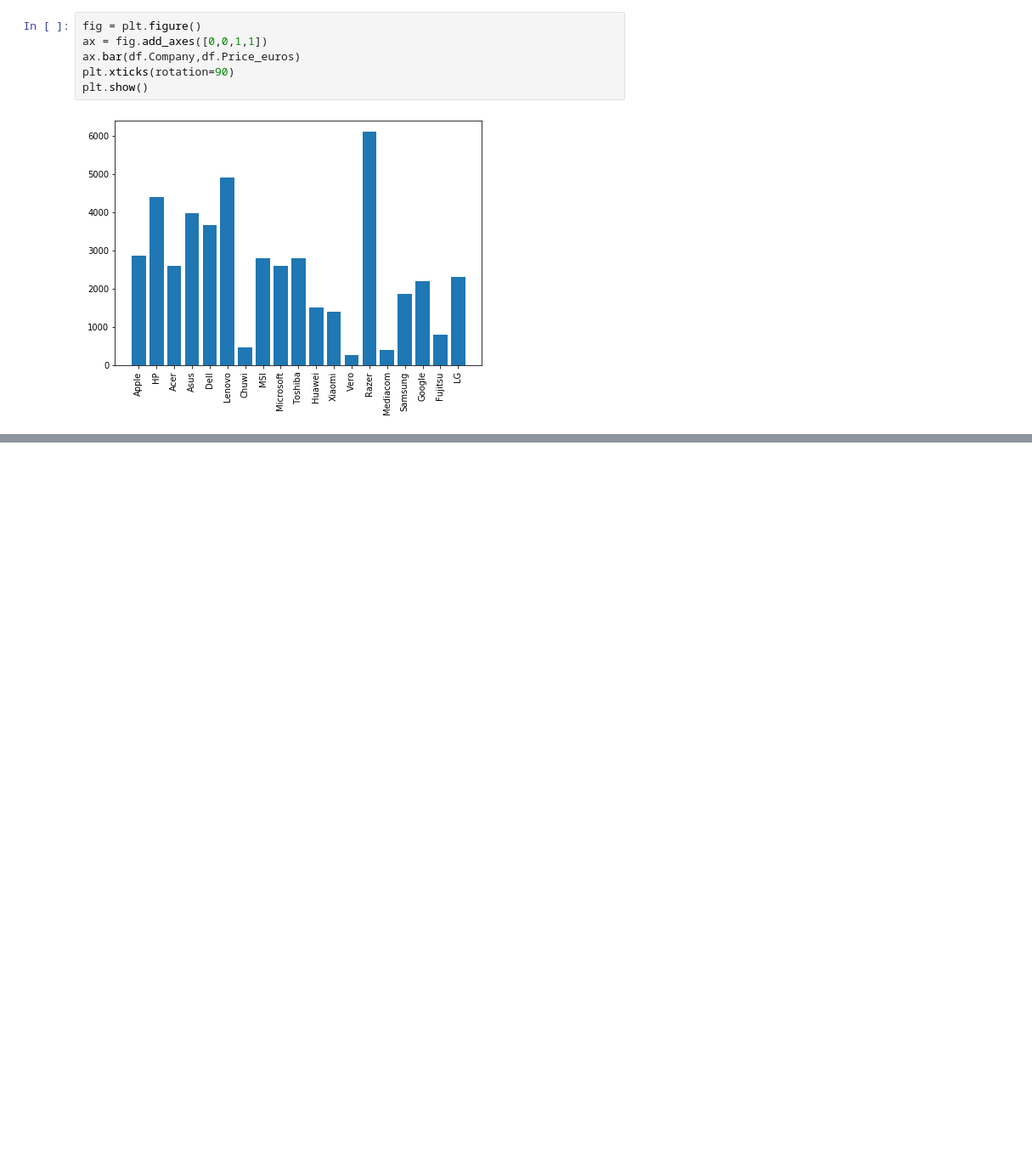
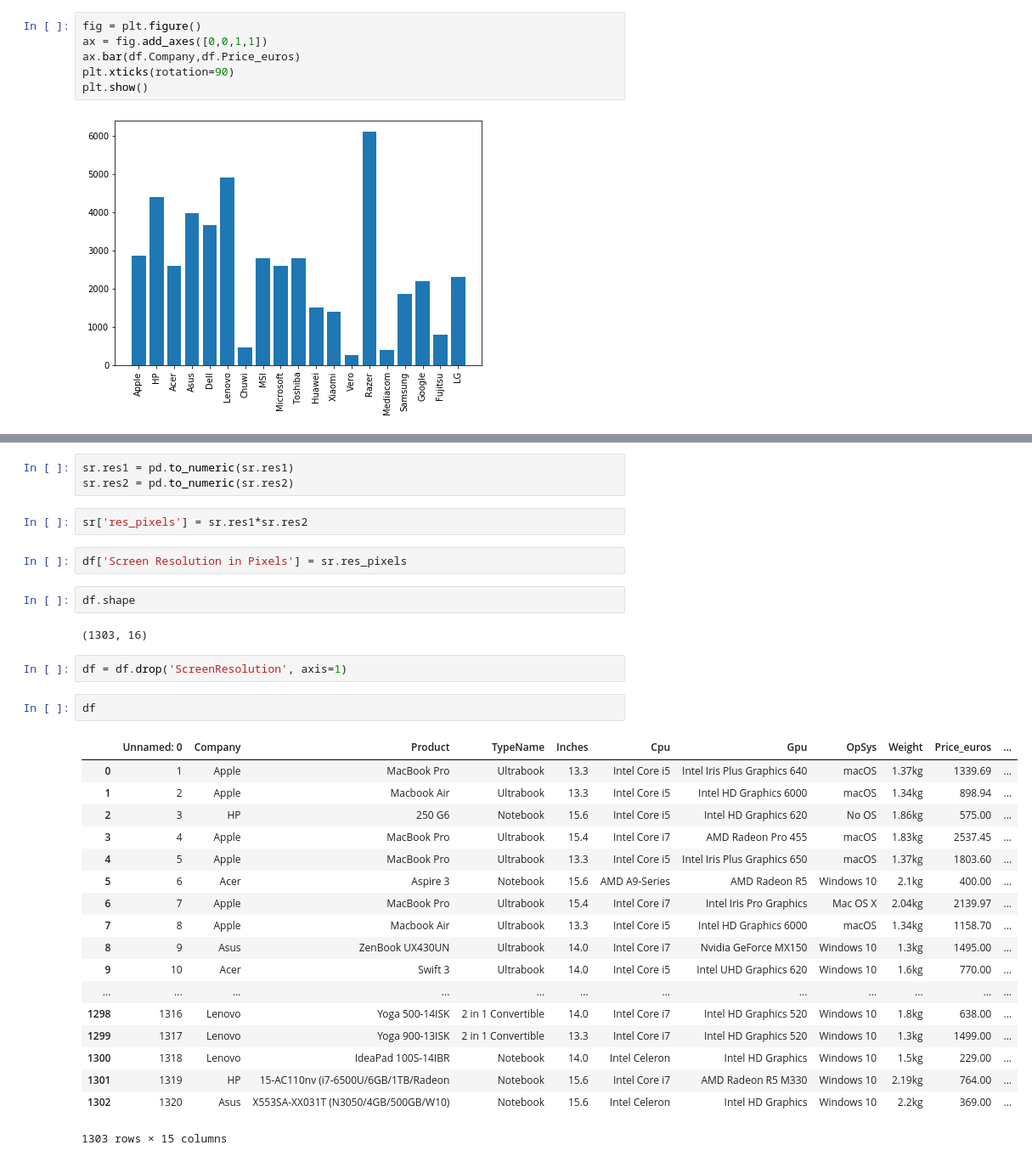
Before and after one commit to aibhishek/IFBD, a Jupyter notebook: IFBD.ipynb, the cells around one changed output, grey strips where cells are left out. Shown at 85% size. Saved outputs shown, nothing was run; the diff lists cells and outputs as text; blank space fills up the shorter version.

```diff
--- a/IFBD.ipynb
+++ b/IFBD.ipynb
@@ -105,0 +147,34 @@ plt.show()
+# %%
+sr.res1 = pd.to_numeric(sr.res1)
+sr.res2 = pd.to_numeric(sr.res2)
+# %%
+sr['res_pixels'] = sr.res1*sr.res2
+# %%
+df['Screen Resolution in Pixels'] = sr.res_pixels
+# %%
+df.shape
+# %% [output]
+(1303, 16)
+# %%
+df = df.drop('ScreenResolution', axis=1)
+# %%
+df
+# %% [output]
+|  | Unnamed: 0 | Company | Product | TypeName | Inches | Cpu | Gpu | OpSys | Weight | Price_euros | ... |
+| 0 | 1 | Apple | MacBook Pro | Ultrabook | 13.3 | Intel Core i5 | Intel Iris Plus Graphics 640 | macOS | 1.37kg | 1339.69 | ... |
+| 1 | 2 | Apple | Macbook Air | Ultrabook | 13.3 | Intel Core i5 | Intel HD Graphics 6000 | macOS | 1.34kg | 898.94 | ... |
+| 2 | 3 | HP | 250 G6 | Notebook | 15.6 | Intel Core i5 | Intel HD Graphics 620 | No OS | 1.86kg | 575.00 | ... |
+| 3 | 4 | Apple | MacBook Pro | Ultrabook | 15.4 | Intel Core i7 | AMD Radeon Pro 455 | macOS | 1.83kg | 2537.45 | ... |
+| 4 | 5 | Apple | MacBook Pro | Ultrabook | 13.3 | Intel Core i5 | Intel Iris Plus Graphics 650 | macOS | 1.37kg | 1803.60 | ... |
+| 5 | 6 | Acer | Aspire 3 | Notebook | 15.6 | AMD A9-Series | AMD Radeon R5 | Windows 10 | 2.1kg | 400.00 | ... |
+| 6 | 7 | Apple | MacBook Pro | Ultrabook | 15.4 | Intel Core i7 | Intel Iris Pro Graphics | Mac OS X | 2.04kg | 2139.97 | ... |
+| 7 | 8 | Apple | Macbook Air | Ultrabook | 13.3 | Intel Core i5 | Intel HD Graphics 6000 | macOS | 1.34kg | 1158.70 | ... |
+| 8 | 9 | Asus | ZenBook UX430UN | Ultrabook | 14.0 | Intel Core i7 | Nvidia GeForce MX150 | Windows 10 | 1.3kg | 1495.00 | ... |
+| 9 | 10 | Acer | Swift 3 | Ultrabook | 14.0 | Intel Core i5 | Intel UHD Graphics 620 | Windows 10 | 1.6kg | 770.00 | ... |
+| ... | ... | ... | ... | ... | ... | ... | ... | ... | ... | ... | ... |
+| 1298 | 1316 | Lenovo | Yoga 500-14ISK | 2 in 1 Convertible | 14.0 | Intel Core i7 | Intel HD Graphics 520 | Windows 10 | 1.8kg | 638.00 | ... |
+| 1299 | 1317 | Lenovo | Yoga 900-13ISK | 2 in 1 Convertible | 13.3 | Intel Core i7 | Intel HD Graphics 520 | Windows 10 | 1.3kg | 1499.00 | ... |
+| 1300 | 1318 | Lenovo | IdeaPad 100S-14IBR | Notebook | 14.0 | Intel Celeron | Intel HD Graphics | Windows 10 | 1.5kg | 229.00 | ... |
+| 1301 | 1319 | HP | 15-AC110nv (i7-6500U/6GB/1TB/Radeon | Notebook | 15.6 | Intel Core i7 | AMD Radeon R5 M330 | Windows 10 | 2.19kg | 764.00 | ... |
+| 1302 | 1320 | Asus | X553SA-XX031T (N3050/4GB/500GB/W10) | Notebook | 15.6 | Intel Celeron | Intel HD Graphics | Windows 10 | 2.2kg | 369.00 | ... |
+1303 rows × 15 columns
```
Also changed, not shown: parts of 54 cells of this notebook.
